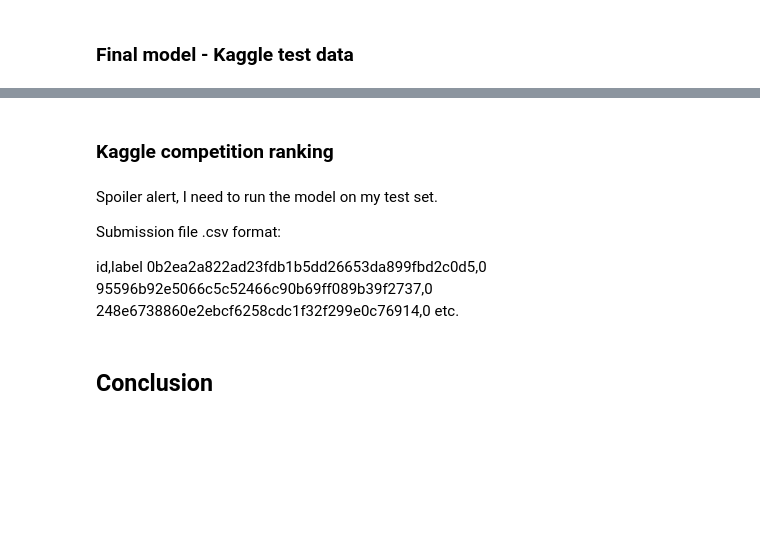
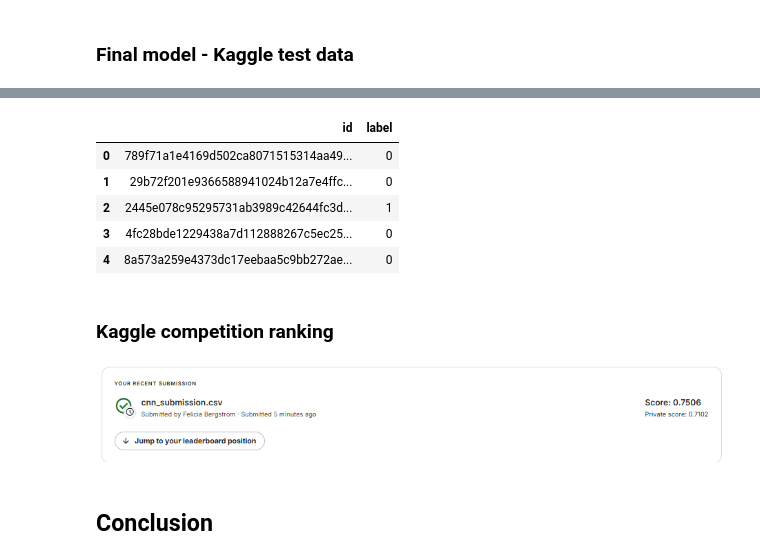
Before and after one commit to FleaBusyBeeBergs/dtsa5511-cnn-cancer-detection, a Jupyter notebook: cnn-cancer-detection.ipynb, the cells around one changed output, grey strips where cells are left out. Drawn from its saved outputs; the diff is of its cells as text; code cells hidden in the pictures; blank space fills up the shorter version.

```diff
--- a/cnn-cancer-detection.ipynb
+++ b/cnn-cancer-detection.ipynb
@@ -803,0 +836,2 @@ ValueError: No images found in directory ./data/test. Allowed formats: ('.bmp',
+# %%
+predictions = final_model.predict(X_test)
@@ -803,0 +840,3 @@ ValueError: No images found in directory ./data/test. Allowed formats: ('.bmp',
+# %%
+df_test['label'] = np.argmax(predictions, axis=1)
+df_test.head(3)
@@ -803,0 +848,6 @@ ValueError: No images found in directory ./data/test. Allowed formats: ('.bmp',
+# %%
+cnn_submission = df_test.loc[:, ['id', 'label']]
+cnn_submission.to_csv('cnn_submission.csv', index = False)
+files.download('cnn_submission.csv')
+cnn_submission.head()
+# %% [output]
@@ -804,15 +856,13 @@ ValueError: No images found in directory ./data/test. Allowed formats: ('.bmp',
+|  | id | label |
+| 0 | 789f71a1e4169d502ca8071515314aa49... | 0 |
+| 1 | 29b72f201e9366588941024b12a7e4ffc... | 0 |
+| 2 | 2445e078c95295731ab3989c42644fc3d... | 1 |
+| 3 | 4fc28bde1229438a7d112888267c5ec25... | 0 |
+| 4 | 8a573a259e4373dc17eebaa5c9bb272ae... | 0 |
 # %% [markdown]
 ### Kaggle competition ranking
-# %% [markdown]
-Spoiler alert, I need to run the model on my test set.
-
-Submission file .csv format:
-
-id,label
-0b2ea2a822ad23fdb1b5dd26653da899fbd2c0d5,0
-95596b92e5066c5c52466c90b69ff089b39f2737,0
-248e6738860e2ebcf6258cdc1f32f299e0c76914,0
-etc.
+# %% [markdown]
+![image.png](embedded-picture-1)
 # %% [markdown]
 ## Conclusion
 # %% [markdown]
```
Also changed, not shown: parts of 8 cells of this notebook.
